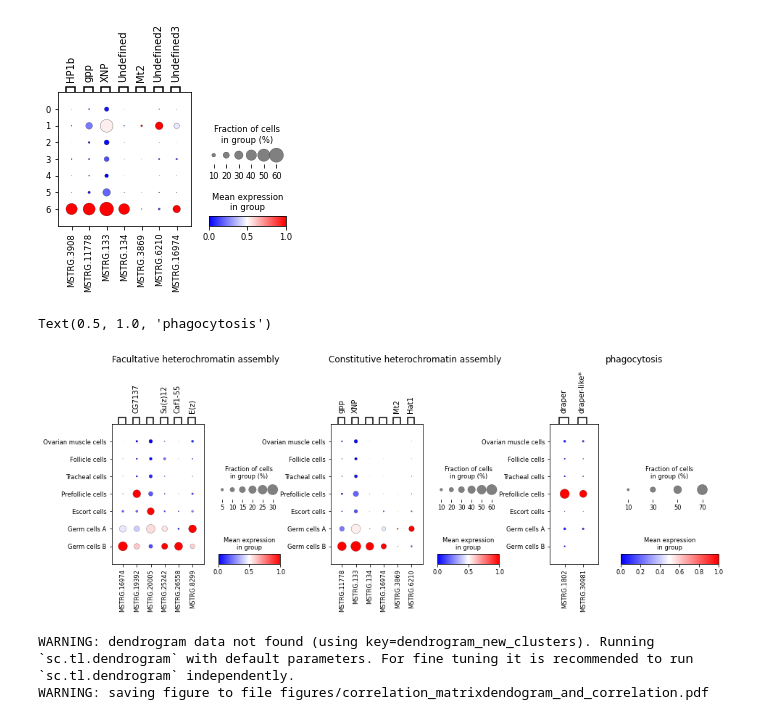
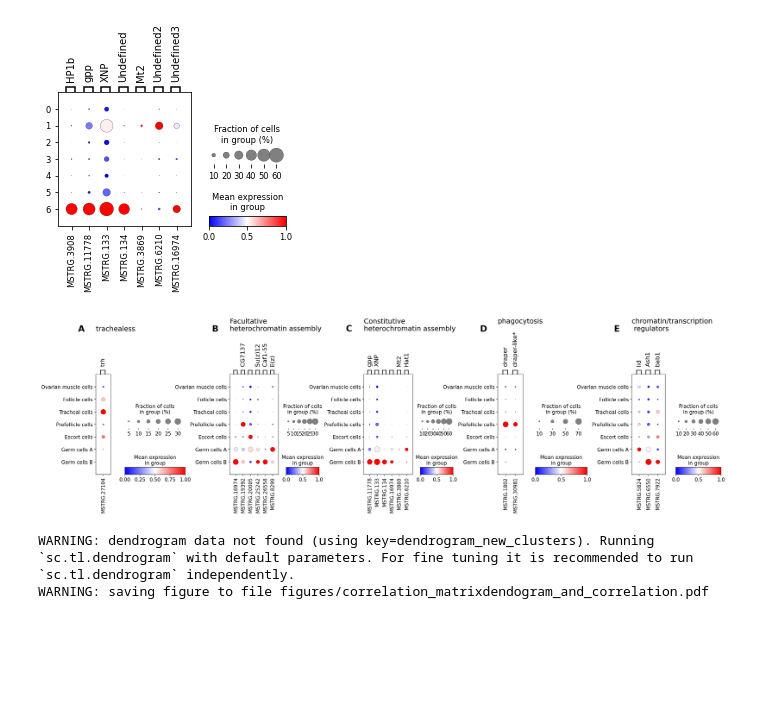
Before and after one commit to Melkrewi/Artemia-snRNAseq-Project, a Jupyter notebook: Marker_plotting/Marker_plotting.ipynb, the cells around one changed output. Saved outputs shown, nothing was run; the diff lists cells and outputs as text; code cells hidden in the pictures; blank space fills up the shorter version.

```diff
--- a/Marker_plotting/Marker_plotting.ipynb
+++ b/Marker_plotting/Marker_plotting.ipynb
@@ -144,21 +157,33 @@ sc.pl.dotplot(artemia_2,markers,'seurat_clusters',cmap='bwr',show=False,use_raw=
 [figure]
 # %%
 #Facultative heterochromatin assembly
-fig, (ax1, ax2,ax3) = plt.subplots(1, 3, figsize=(15,5), gridspec_kw={'wspace':0.3})
+fig, (ax0,ax1, ax2,ax3,ax4) = plt.subplots(1, 5, figsize=(26,6), gridspec_kw={'wspace':0.5})
+sc.set_figure_params(scanpy=True, fontsize=14)
+#plt.rcParams["axes.labelweight"] = "normal"
+trh={'trh':'MSTRG.27104'}
+sc.pl.dotplot(artemia_2,trh,'new_clusters',cmap='bwr',show=False,use_raw=False,standard_scale='var',var_group_rotation=90,ax=ax0)
+ax0.set_title("trachealess",loc='left',fontsize=16)
+ax0.text(-0.2, 1.06, 'A',fontsize=20, fontweight='bold', va='top')
 FC={' ':'MSTRG.16974','CG7137':'MSTRG.19392','   ':'MSTRG.20005','Su(z)12':'MSTRG.25242','Caf1-55':'MSTRG.26558','E(z)':'MSTRG.8299'}
 sc.pl.dotplot(artemia_2,FC,'new_clusters',cmap='bwr',show=False,use_raw=False,standard_scale='var',ax=ax1,var_group_rotation=90)
-ax1.set_title("Facultative heterochromatin assembly")
+ax1.text(-0.2, 1.06, 'B',fontsize=20, fontweight='bold', va='top')
+ax1.set_title("Facultative\nheterochromatin assembly",loc='left',fontsize=16)
 #Constinutive heterochromatin assembly
 CC={'gpp':'MSTRG.11778','XNP':'MSTRG.133','   ':'MSTRG.134',' ':'MSTRG.16974','Mt2':'MSTRG.3869','Hat1':'MSTRG.6210'}
 sc.pl.dotplot(artemia_2,CC,'new_clusters',cmap='bwr',show=False,use_raw=False,standard_scale='var',ax=ax2,var_group_rotation=90)
-ax2.set_title("Constitutive heterochromatin assembly")
+ax2.set_title("Constitutive\nheterochromatin assembly",loc='left',fontsize=16)
+ax2.text(-0.2, 1.06, 'C',fontsize=20, fontweight='bold', va='top')
 markers = { 'draper':'MSTRG.1802','draper-like*':'MSTRG.30981'}
 sc.pl.dotplot(artemia_2,markers,'new_clusters',cmap='bwr',show=False,use_raw=False,standard_scale='var',var_group_rotation=90,ax=ax3)
-ax3.set_title("phagocytosis")
-#plt.savefig('/nfs/scistore18/vicosgrp/melkrewi/Project_snRNA_ovaries_with_W/6.Integration/clean_run_04_12_2023/round_2/heterochromatin_and_draper.png',bbox_inches='tight',facecolor='white', edgecolor='white')
+ax3.set_title("phagocytosis\n",loc='left',fontsize=16)
+ax3.text(-0.2, 1.06, 'D',fontsize=20, fontweight='bold', va='top')
+trans_reg={'lid':'MSTRG.5824','Ash1':'MSTRG.6550','bab1':'MSTRG.7922'}
+sc.pl.dotplot(artemia_2,trans_reg,'new_clusters',cmap='bwr',show=False,use_raw=False,standard_scale='var',var_group_rotation=90,ax=ax4)
+ax4.set_title("chromatin/transcription\n regulators",loc='left',fontsize=16)
+ax4.text(-0.2, 1.06, 'E',fontsize=20, fontweight='bold', va='top')
+plt.savefig('/nfs/scistore18/vicosgrp/melkrewi/Project_snRNA_ovaries_with_W/6.Integration/clean_run_04_12_2023/round_2/heterochromatin_and_draper_v2.png',bbox_inches='tight',facecolor='white', edgecolor='white')
 # %% [output]
-Text(0.5, 1.0, 'phagocytosis')
-[figure, old version]
+[figure, new version]
 # %%
 sc.pl.correlation_matrix(artemia_2,groupby='new_clusters',save='dendogram_and_correlation.pdf')
 # %% [output]
```
Also changed, not shown: parts of 9 cells of this notebook.
